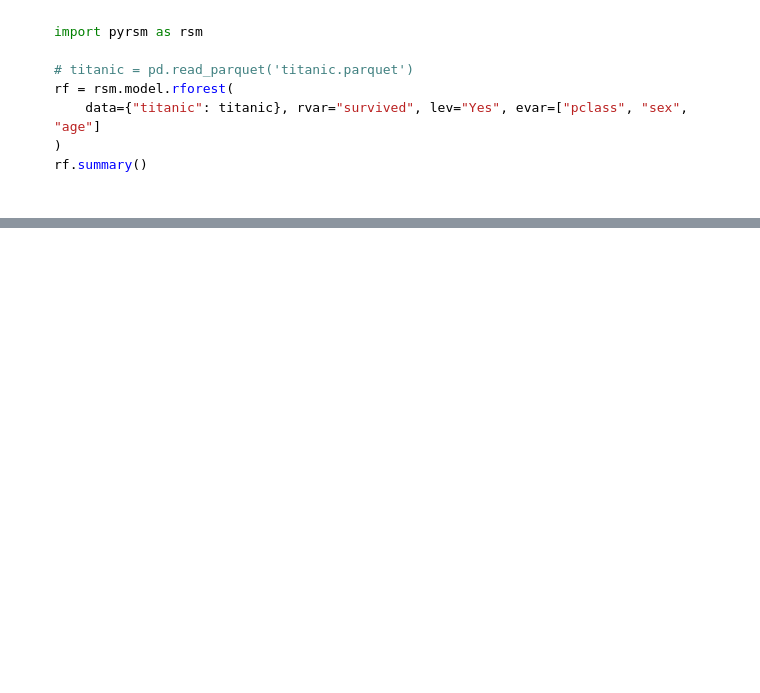
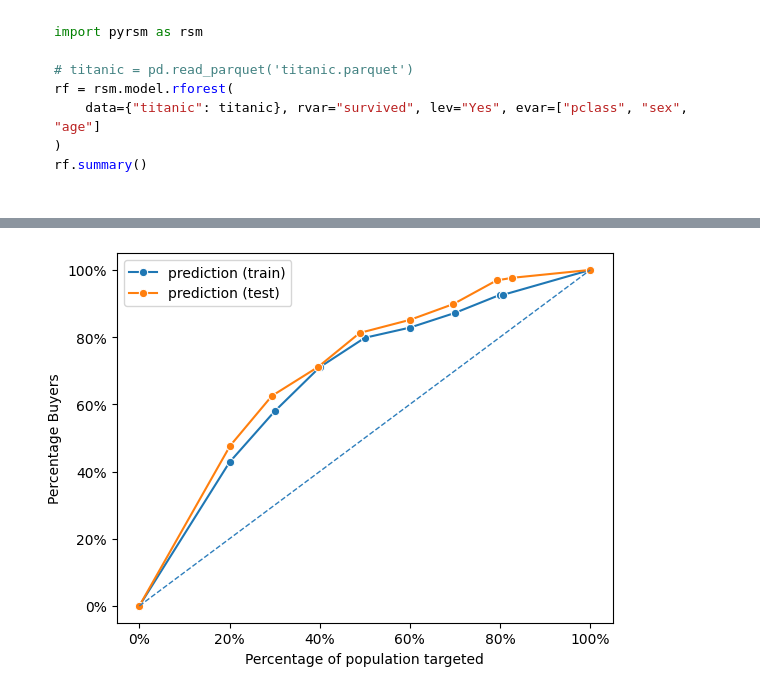
Before and after one commit to vnijs/pyrsm, a Jupyter notebook: examples/model/model-rforest-classification.ipynb, the cells around one changed output, grey strips where cells are left out. Saved outputs shown, nothing was run; the diff lists cells and outputs as text; code cells hidden in the pictures; blank space fills up the shorter version.

```diff
--- a/examples/model/model-rforest-classification.ipynb
+++ b/examples/model/model-rforest-classification.ipynb
@@ -205,0 +243,10 @@ rf.summary()
+# %%
+titanic.loc[titanic.training == 1, "prediction"] = rf.predict()
+# %%
+dct = {
+    "train": titanic[titanic.training == 1],
+    "test": titanic[titanic.training == 0],
+}
+fig = rsm.gains_plot(dct, rvar="survived", lev="Yes", pred="prediction")
+# %% [output]
+[figure, added]
```
Also changed, not shown: parts of 10 cells of this notebook, 7 other files.
